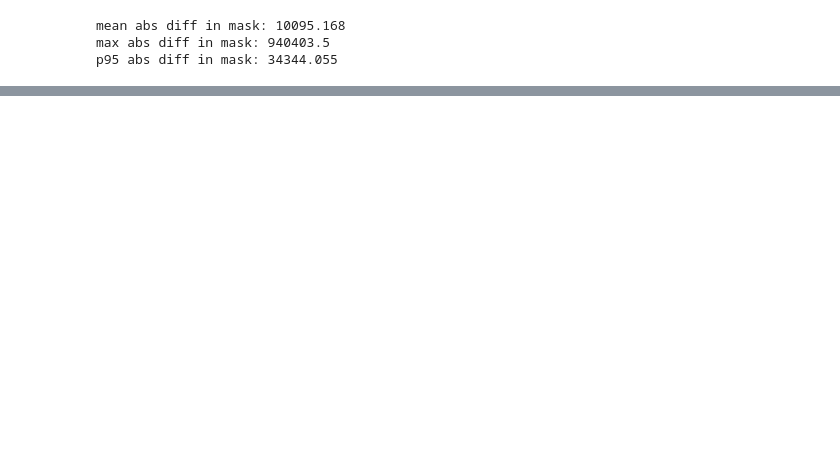
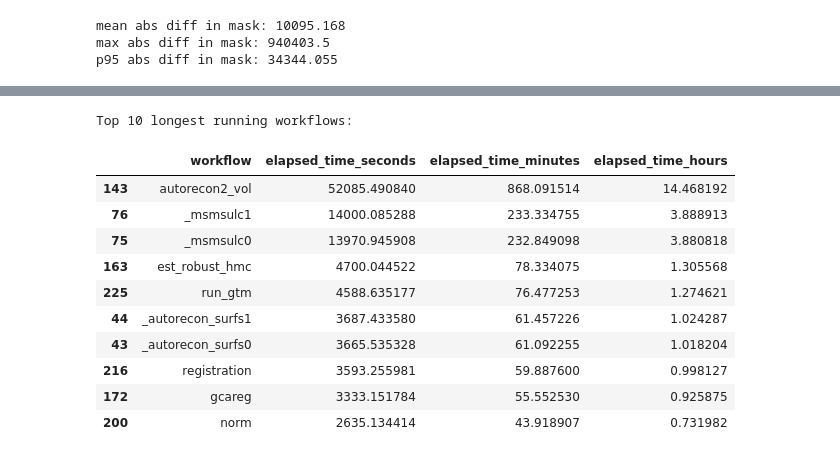
Before and after one commit to rolandhaidari/thesis_preparation, a Jupyter notebook: experiments.ipynb, the cells around one changed output, grey strips where cells are left out. Saved outputs shown, nothing was run; the diff lists cells and outputs as text; code cells hidden in the pictures; blank space fills up the shorter version.

```diff
--- a/experiments.ipynb
+++ b/experiments.ipynb
@@ -33,0 +103,23 @@ nib.save(out, "absdiff_MNI_preproc_pet.nii.gz")
+# %%
+# group by workflow and compute sum as elapsed time and calculate elapsed time in minutes
+grouped = df.groupby('workflow').sum().reset_index()
+grouped['elapsed_time_minutes'] = grouped['elapsed_time_seconds'] / 60
+grouped['elapsed_time_hours'] = grouped['elapsed_time_seconds'] / 3600
+# %%
+#nlarges
+top_10 = grouped.nlargest(10, 'elapsed_time_seconds')[['workflow', 'elapsed_time_seconds', 'elapsed_time_minutes', 'elapsed_time_hours']]
+print("Top 10 longest running workflows:")
+top_10
+# %% [output]
+Top 10 longest running workflows:
+|  | workflow | elapsed_time_seconds | elapsed_time_minutes | elapsed_time_hours |
+| 143 | autorecon2_vol | 52085.490840 | 868.091514 | 14.468192 |
+| 76 | _msmsulc1 | 14000.085288 | 233.334755 | 3.888913 |
+| 75 | _msmsulc0 | 13970.945908 | 232.849098 | 3.880818 |
+| 163 | est_robust_hmc | 4700.044522 | 78.334075 | 1.305568 |
+| 225 | run_gtm | 4588.635177 | 76.477253 | 1.274621 |
+| 44 | _autorecon_surfs1 | 3687.433580 | 61.457226 | 1.024287 |
+| 43 | _autorecon_surfs0 | 3665.535328 | 61.092255 | 1.018204 |
+| 216 | registration | 3593.255981 | 59.887600 | 0.998127 |
+| 172 | gcareg | 3333.151784 | 55.552530 | 0.925875 |
+| 200 | norm | 2635.134414 | 43.918907 | 0.731982 |
```
Also changed, not shown: parts of 12 cells of this notebook, 5 other files.
